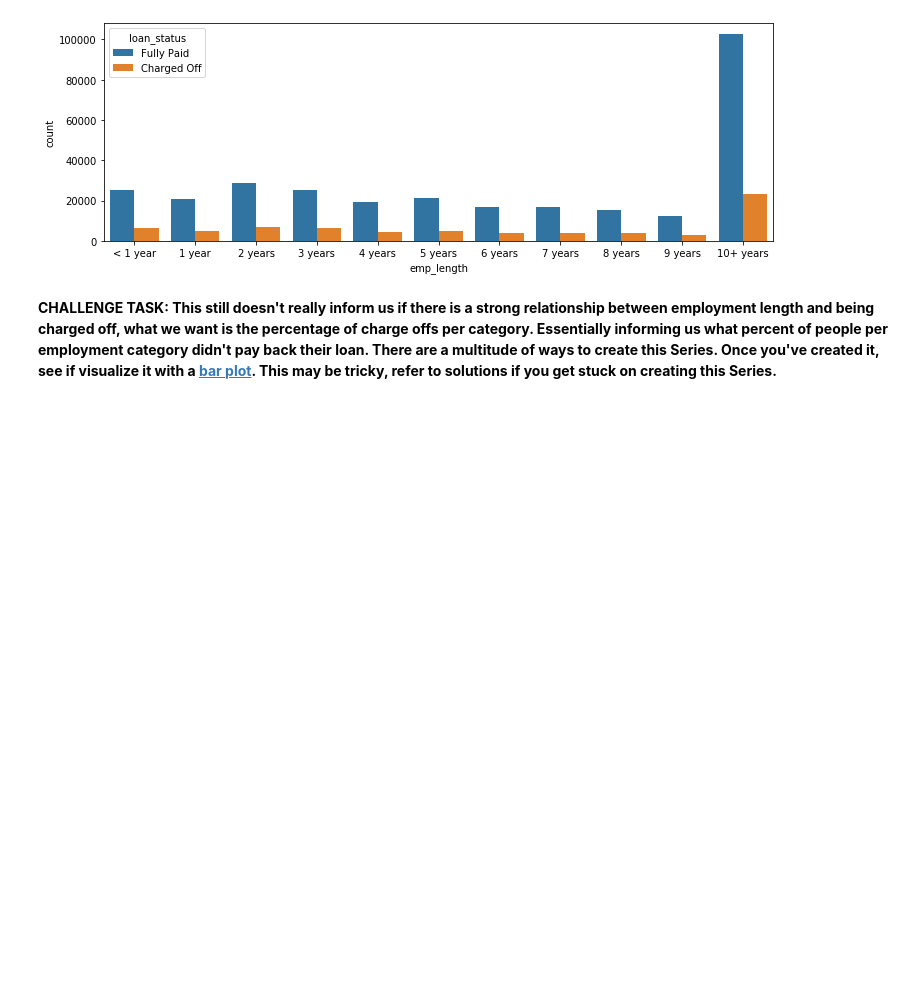
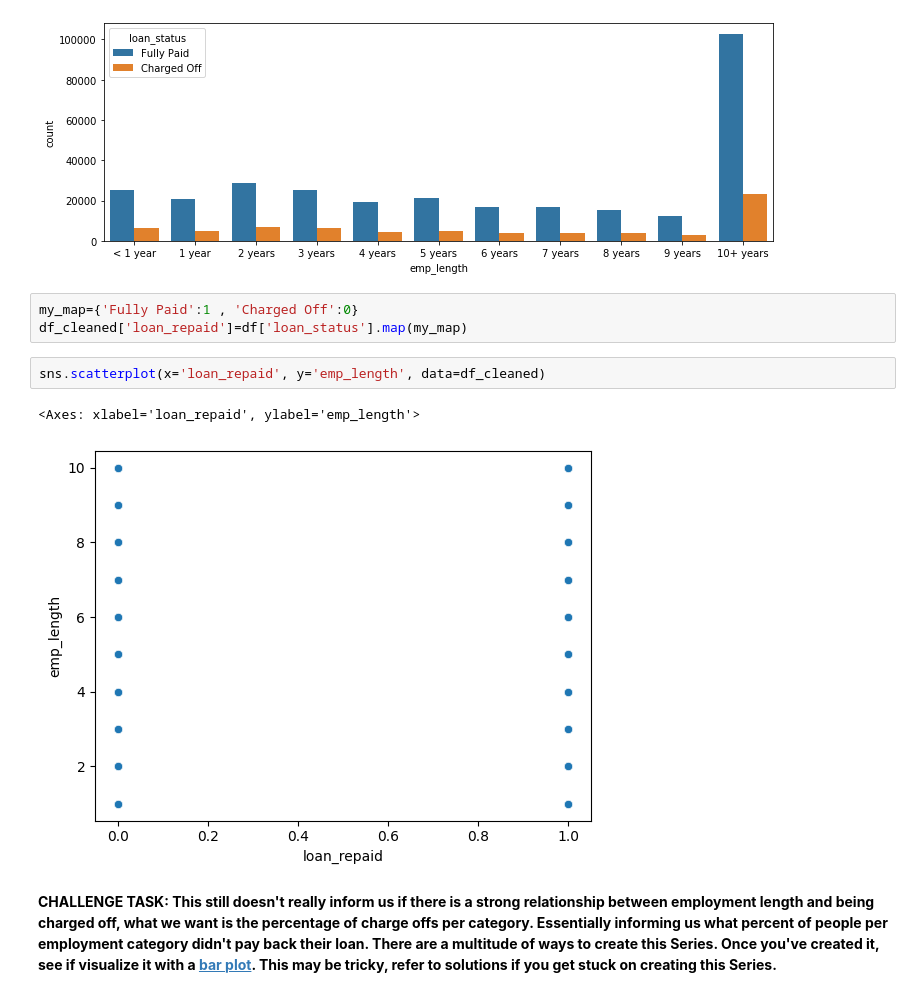
Before and after one commit to Ali-mohammadi-design/TensorFlow, a Jupyter notebook: Tensorflow_Comprehensive_Project_Lending_home_data_Exercise.ipynb, the cells around one changed output. Drawn from its saved outputs; the diff is of its cells as text; blank space fills up the shorter version.

```diff
--- a/Tensorflow_Comprehensive_Project_Lending_home_data_Exercise.ipynb
+++ b/Tensorflow_Comprehensive_Project_Lending_home_data_Exercise.ipynb
@@ -962,6 +1095,14 @@ Name: emp_title, Length: 173105, dtype: int64
 # %% [output]
 <matplotlib.axes._subplots.AxesSubplot at 0x...>
 [figure]
+# %%
+my_map={'Fully Paid':1 , 'Charged Off':0}
+df_cleaned['loan_repaid']=df['loan_status'].map(my_map)
+# %%
+sns.scatterplot(x='loan_repaid', y='emp_length', data=df_cleaned)
+# %% [output]
+<Axes: xlabel='loan_repaid', ylabel='emp_length'>
+[figure, added]
 # %% [markdown]
 **CHALLENGE TASK: This still doesn't really inform us if there is a strong relationship between employment length and being charged off, what we want is the percentage of charge offs per category. Essentially informing us what percent of people per employment category didn't pay back their loan. There are a multitude of ways to create this Series. Once you've created it, see if visualize it with a [bar plot](https://pandas.pydata.org/pandas-docs/version/0.23.4/generated/pandas.DataFrame.plot.html). This may be tricky, refer to solutions if you get stuck on creating this Series.**
 # %%
```
Also changed, not shown: parts of 16 cells of this notebook.
